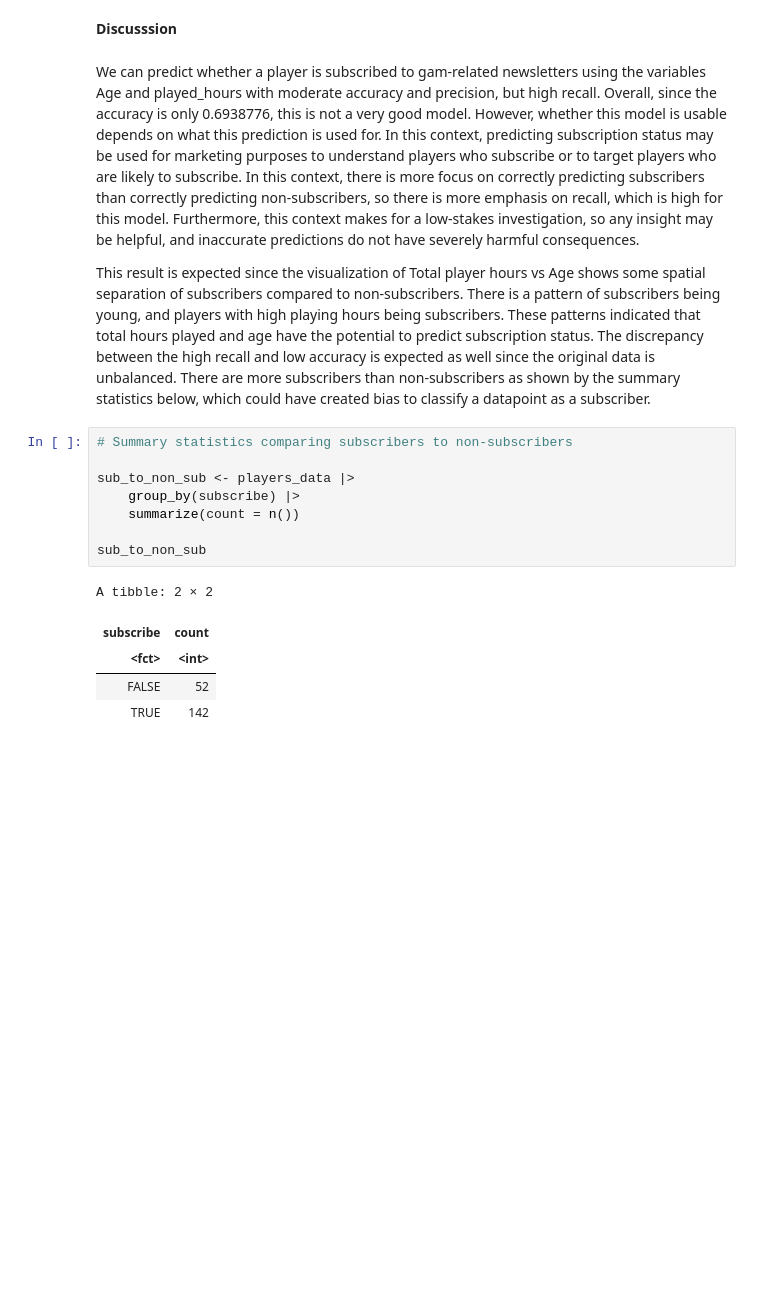
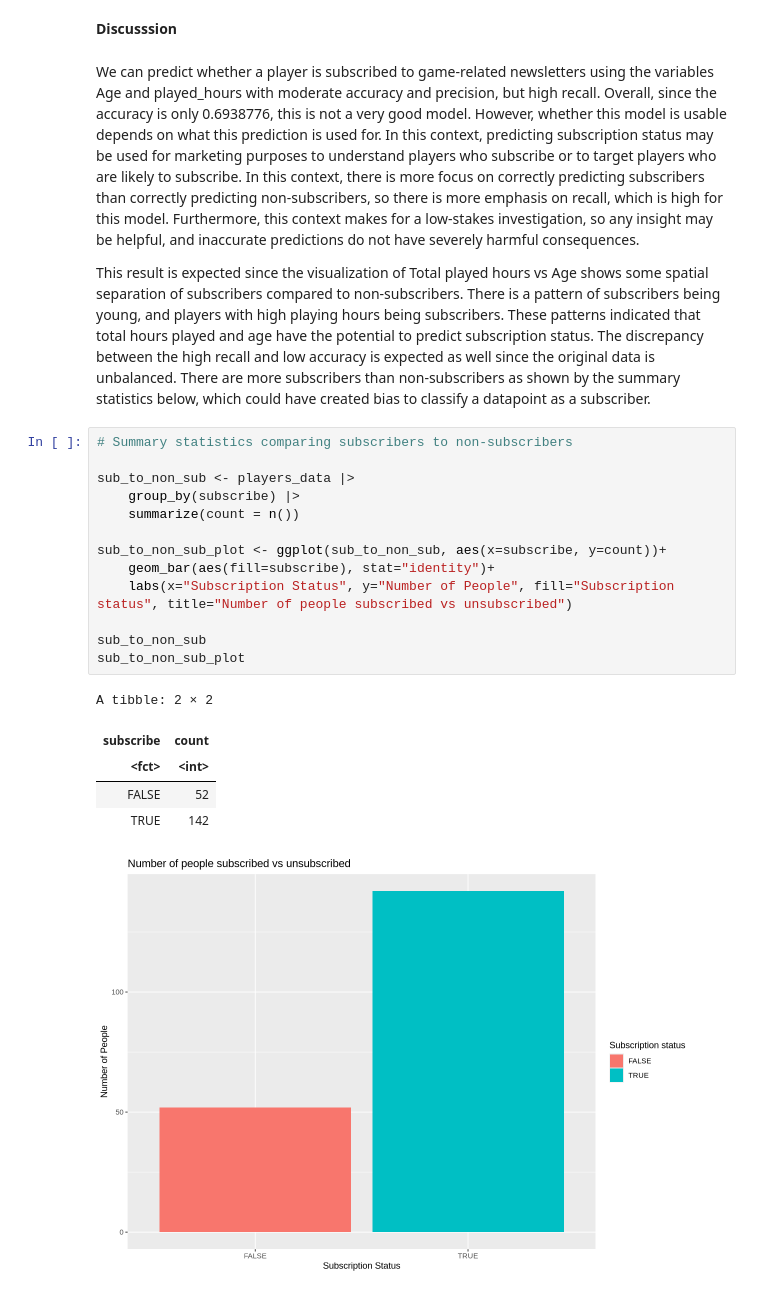
Before and after one commit to alicewj110/minecraft_pj, a Jupyter notebook: 2Final_Report.ipynb, the cells around one changed output. Saved outputs shown, nothing was run; the diff lists cells and outputs as text; blank space fills up the shorter version.

Commit message:
New plot added and Methods slightly edited

```diff
--- a/2Final_Report.ipynb
+++ b/2Final_Report.ipynb
@@ -329,20 +330,26 @@ As seen from the table above, the trained algorithm showed an accuracy of 0.6938
 # %% [markdown]
 **Discusssion**
 # %% [markdown]
-We can predict whether a player is subscribed to gam-related newsletters using the variables Age and played_hours with moderate accuracy and precision, but high recall. Overall, since the accuracy is only 0.6938776, this is not a very good model. However, whether this model is usable depends on what this prediction is used for. In this context, predicting subscription status may be used for marketing purposes to understand players who subscribe or to target players who are likely to subscribe. In this context, there is more focus on correctly predicting subscribers than correctly predicting non-subscribers, so there is more emphasis on recall, which is high for this model. Furthermore, this context makes for a low-stakes investigation, so any insight may be helpful, and inaccurate predictions do not have severely harmful consequences.
+We can predict whether a player is subscribed to game-related newsletters using the variables Age and played_hours with moderate accuracy and precision, but high recall. Overall, since the accuracy is only 0.6938776, this is not a very good model. However, whether this model is usable depends on what this prediction is used for. In this context, predicting subscription status may be used for marketing purposes to understand players who subscribe or to target players who are likely to subscribe. In this context, there is more focus on correctly predicting subscribers than correctly predicting non-subscribers, so there is more emphasis on recall, which is high for this model. Furthermore, this context makes for a low-stakes investigation, so any insight may be helpful, and inaccurate predictions do not have severely harmful consequences.
 
-This result is expected since the visualization of Total player hours vs Age shows some spatial separation of subscribers compared to non-subscribers. There is a pattern of subscribers being young, and players with high playing hours being subscribers. These patterns indicated that total hours played and age have the potential to predict subscription status. The discrepancy between the high recall and low accuracy is expected as well since the original data is unbalanced. There are more subscribers than non-subscribers as shown by the summary statistics below, which could have created bias to classify a datapoint as a subscriber.
+This result is expected since the visualization of Total played hours vs Age shows some spatial separation of subscribers compared to non-subscribers. There is a pattern of subscribers being young, and players with high playing hours being subscribers. These patterns indicated that total hours played and age have the potential to predict subscription status. The discrepancy between the high recall and low accuracy is expected as well since the original data is unbalanced. There are more subscribers than non-subscribers as shown by the summary statistics below, which could have created bias to classify a datapoint as a subscriber.
 # %%
 # Summary statistics comparing subscribers to non-subscribers
 
 sub_to_non_sub <- players_data |>
     group_by(subscribe) |>
     summarize(count = n())
 
+sub_to_non_sub_plot <- ggplot(sub_to_non_sub, aes(x=subscribe, y=count))+
+    geom_bar(aes(fill=subscribe), stat="identity")+
+    labs(x="Subscription Status", y="Number of People", fill="Subscription status", title="Number of people subscribed vs unsubscribed")
+
 sub_to_non_sub
+sub_to_non_sub_plot
 # %% [output]
 A tibble: 2 × 2
 | subscribe | count |
 | <fct> | <int> |
 | FALSE | 52 |
 | TRUE | 142 |
+[figure, added]
```
Also changed, not shown: parts of 2 cells of this notebook.
